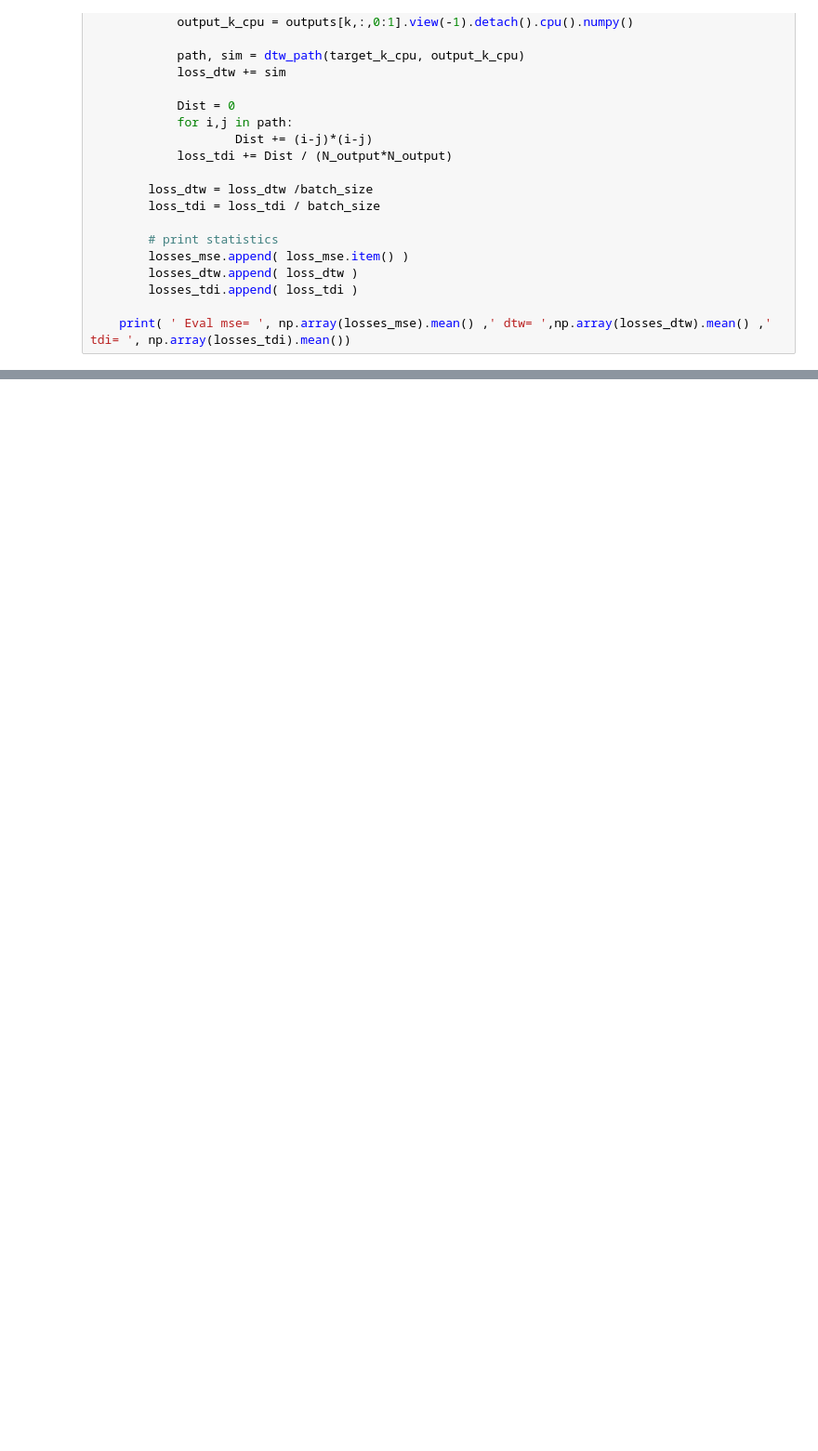
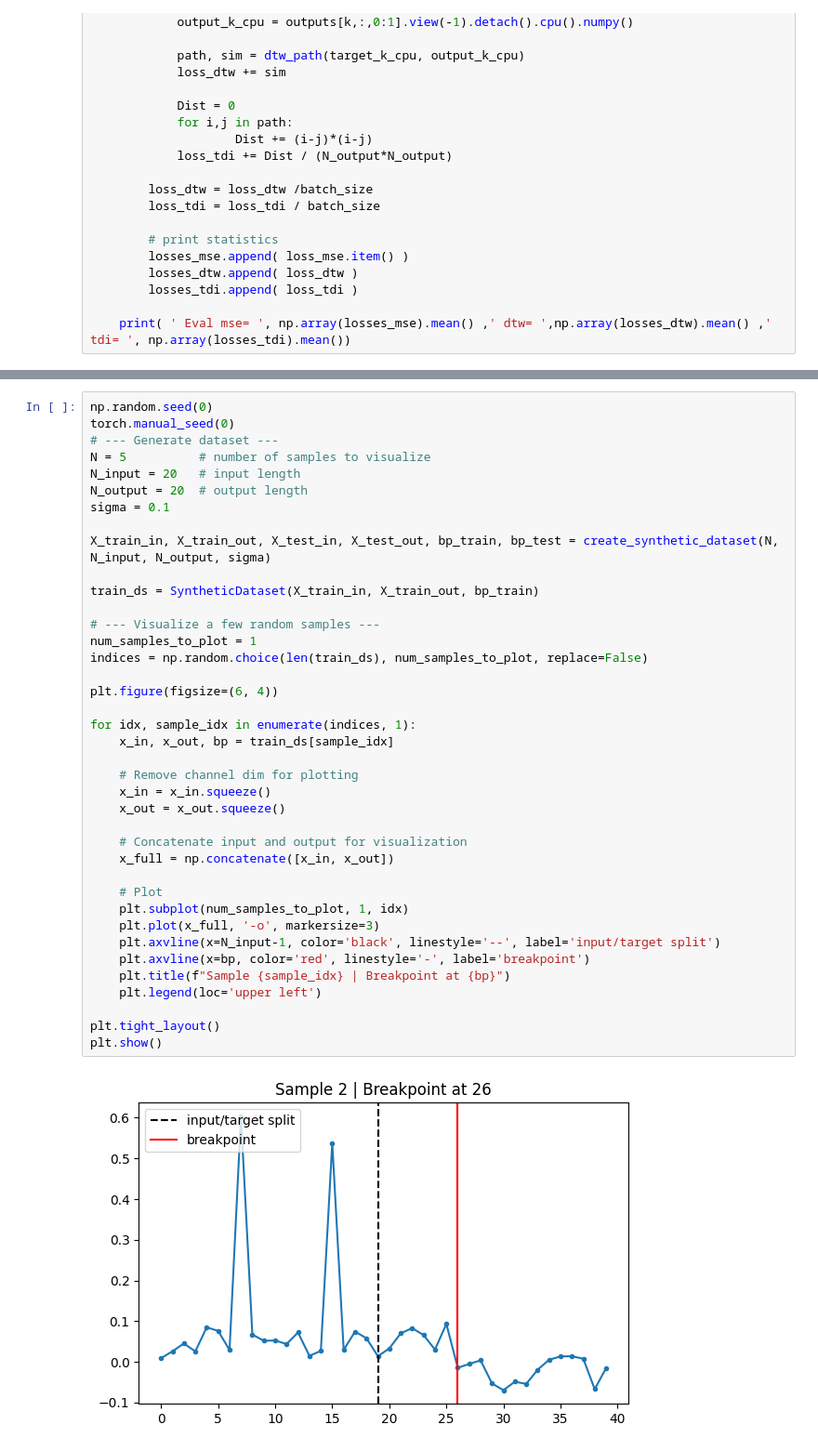
Before and after one commit to MassineELKHADER/Deep-learning-for-multi-step-time-series-forecasting, a Jupyter notebook: main_notebook.ipynb, the cells around one changed output, grey strips where cells are left out. Shown at 93% size. Drawn from its saved outputs; the diff is of its cells as text; blank space fills up the shorter version.

```diff
--- a/main_notebook.ipynb
+++ b/main_notebook.ipynb
@@ -174,0 +172,41 @@ epoch  0  loss  0.12417233735322952  loss shape  0  loss temporal  0
+# %%
+np.random.seed(0)
+torch.manual_seed(0)
+# --- Generate dataset ---
+N = 5          # number of samples to visualize
+N_input = 20   # input length
+N_output = 20  # output length
+sigma = 0.1
+
+X_train_in, X_train_out, X_test_in, X_test_out, bp_train, bp_test = create_synthetic_dataset(N, N_input, N_output, sigma)
+
+train_ds = SyntheticDataset(X_train_in, X_train_out, bp_train)
+
+# --- Visualize a few random samples ---
+num_samples_to_plot = 1
+indices = np.random.choice(len(train_ds), num_samples_to_plot, replace=False)
+
+plt.figure(figsize=(6, 4))
+
+for idx, sample_idx in enumerate(indices, 1):
+    x_in, x_out, bp = train_ds[sample_idx]
+
+    # Remove channel dim for plotting
+    x_in = x_in.squeeze()
+    x_out = x_out.squeeze()
+
+    # Concatenate input and output for visualization
+    x_full = np.concatenate([x_in, x_out])
+
+    # Plot
+    plt.subplot(num_samples_to_plot, 1, idx)
+    plt.plot(x_full, '-o', markersize=3)
+    plt.axvline(x=N_input-1, color='black', linestyle='--', label='input/target split')
+    plt.axvline(x=bp, color='red', linestyle='-', label='breakpoint')
+    plt.title(f"Sample {sample_idx} | Breakpoint at {bp}")
+    plt.legend(loc='upper left')
+
+plt.tight_layout()
+plt.show()
+# %% [output]
+[figure, added]
```
Also changed, not shown: parts of 1 cell of this notebook, 2 other files.
